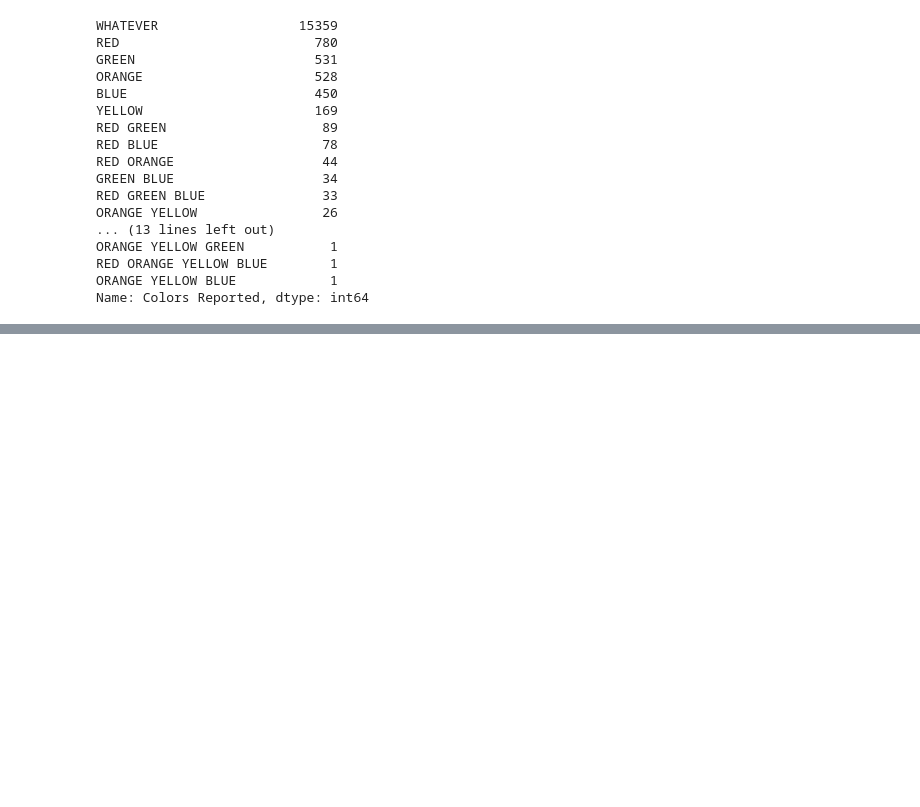
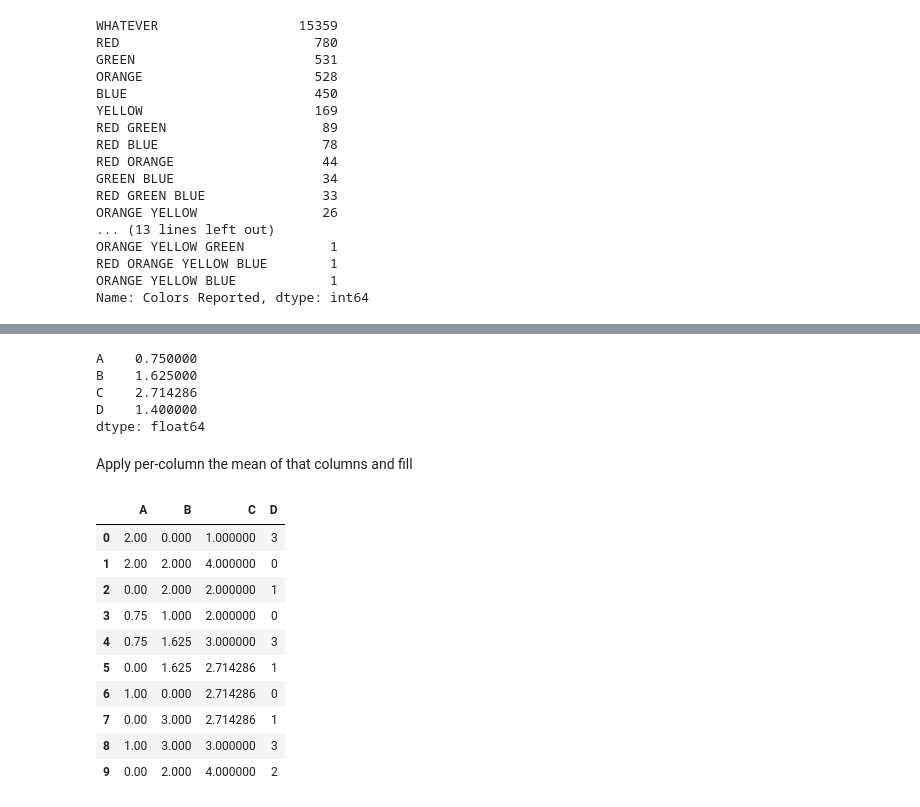
Before and after one commit to jeswingeorge/Data-Analytics-Notes, a Jupyter notebook: Pandas/Data_school_notes/16. How do I handle missing values in pandas.ipynb, the cells around one changed output, grey strips where cells are left out. Cells and saved outputs as stored; diff of their text form; code cells hidden in the pictures; blank space fills up the shorter version.

```diff
--- a/Pandas/Data_school_notes/16. How do I handle missing values in pandas.ipynb
+++ b/Pandas/Data_school_notes/16. How do I handle missing values in pandas.ipynb
@@ -173,0 +195,26 @@ Name: Colors Reported, dtype: int64
+# %%
+df.mean()   # nan values are skipped
+# %% [output]
+A    0.750000
+B    1.625000
+C    2.714286
+D    1.400000
+dtype: float64
+# %% [markdown]
+Apply per-column the mean of that columns and fill
+# %%
+df = df.apply(lambda x: x.fillna(x.mean()),axis=0)
+# %%
+df
+# %% [output]
+|  | A | B | C | D |
+| 0 | 2.00 | 0.000 | 1.000000 | 3 |
+| 1 | 2.00 | 2.000 | 4.000000 | 0 |
+| 2 | 0.00 | 2.000 | 2.000000 | 1 |
+| 3 | 0.75 | 1.000 | 2.000000 | 0 |
+| 4 | 0.75 | 1.625 | 3.000000 | 3 |
+| 5 | 0.00 | 1.625 | 2.714286 | 1 |
+| 6 | 1.00 | 0.000 | 2.714286 | 0 |
+| 7 | 0.00 | 3.000 | 2.714286 | 1 |
+| 8 | 1.00 | 3.000 | 3.000000 | 3 |
+| 9 | 0.00 | 2.000 | 4.000000 | 2 |
```
Also changed, not shown: parts of 6 cells of this notebook, 3 other files.
